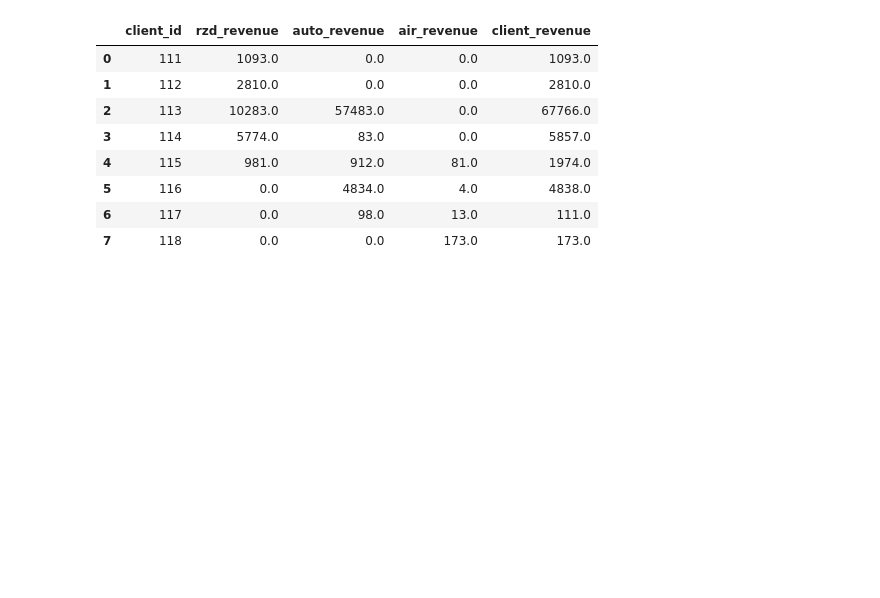
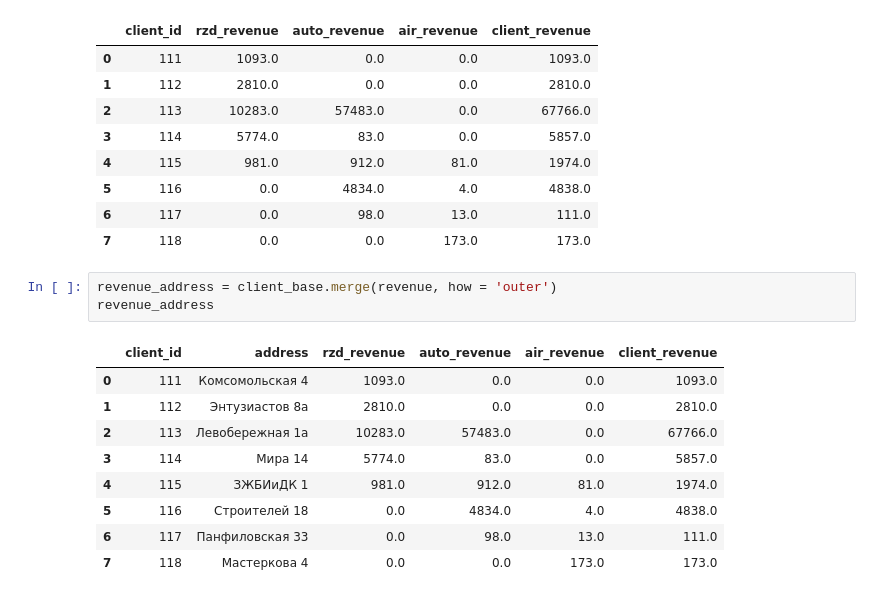
Before and after one commit to cevapro/Homeworks, a Jupyter notebook: PYDA_Protasevich_Dmitry_12.ipynb, the cells around one changed output. Cells and saved outputs as stored; diff of their text form; blank space fills up the shorter version.

```diff
--- a/PYDA_Protasevich_Dmitry_12.ipynb
+++ b/PYDA_Protasevich_Dmitry_12.ipynb
@@ -170,3 +193,16 @@ revenue
 | 5 | 116 | 0.0 | 4834.0 | 4.0 | 4838.0 |
 | 6 | 117 | 0.0 | 98.0 | 13.0 | 111.0 |
 | 7 | 118 | 0.0 | 0.0 | 173.0 | 173.0 |
+# %%
+revenue_address = client_base.merge(revenue, how = 'outer')
+revenue_address
+# %% [output]
+|  | client_id | address | rzd_revenue | auto_revenue | air_revenue | client_revenue |
+| 0 | 111 | Комсомольская 4 | 1093.0 | 0.0 | 0.0 | 1093.0 |
+| 1 | 112 | Энтузиастов 8а | 2810.0 | 0.0 | 0.0 | 2810.0 |
+| 2 | 113 | Левобережная 1а | 10283.0 | 57483.0 | 0.0 | 67766.0 |
+| 3 | 114 | Мира 14 | 5774.0 | 83.0 | 0.0 | 5857.0 |
+| 4 | 115 | ЗЖБИиДК 1 | 981.0 | 912.0 | 81.0 | 1974.0 |
+| 5 | 116 | Строителей 18 | 0.0 | 4834.0 | 4.0 | 4838.0 |
+| 6 | 117 | Панфиловская 33 | 0.0 | 98.0 | 13.0 | 111.0 |
+| 7 | 118 | Мастеркова 4 | 0.0 | 0.0 | 173.0 | 173.0 |
```
Also changed, not shown: parts of 3 cells of this notebook.
